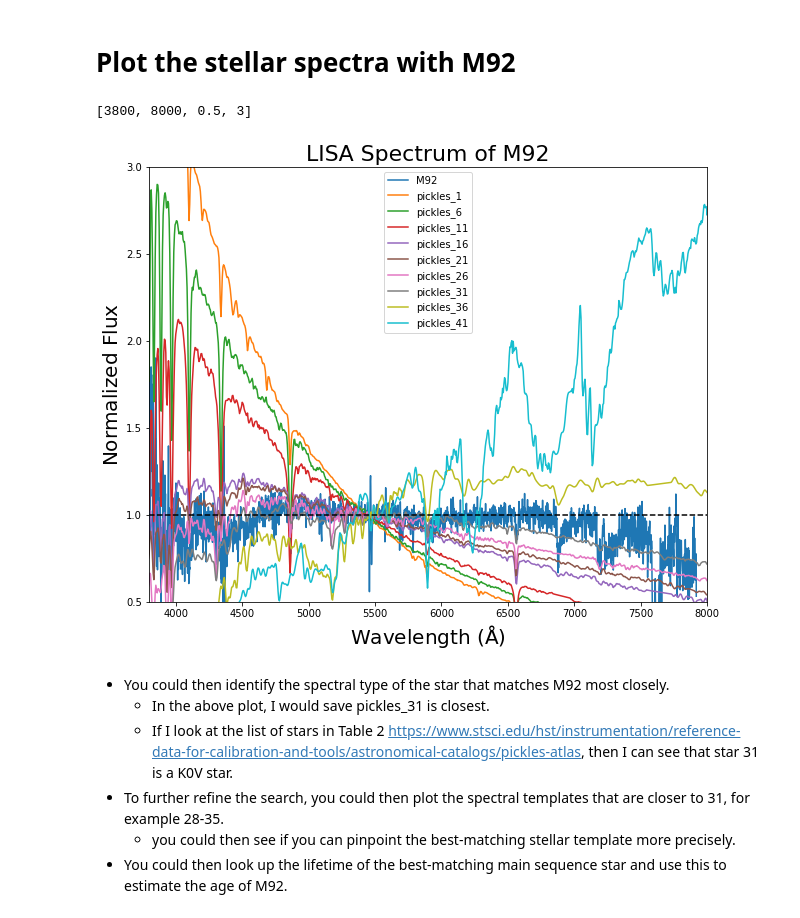
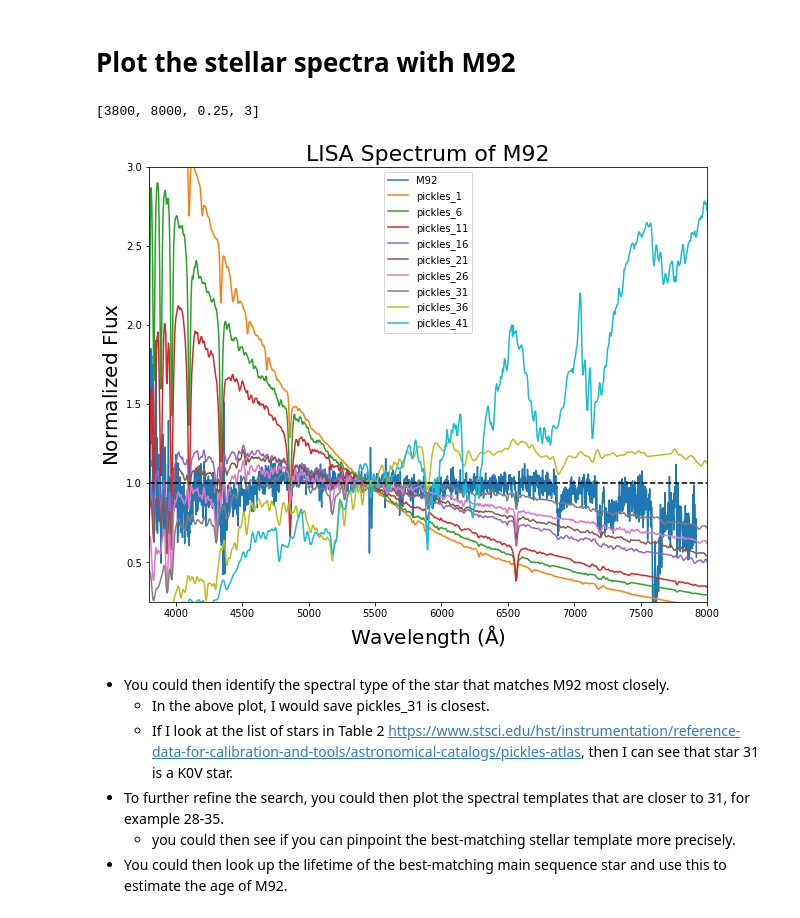
Before and after one commit to rfinn/ASTR380, a Jupyter notebook: spectroscopy/specAnalysis.ipynb, the cells around one changed output. Cells and saved outputs as stored; diff of their text form; code cells hidden in the pictures.

```diff
--- a/spectroscopy/specAnalysis.ipynb
+++ b/spectroscopy/specAnalysis.ipynb
@@ -110,26 +110,26 @@ plt.legend()
 # %%
 plt.figure(figsize=(10,8))
 plt.plot(M92spec.wavelength,M92spec.flux,label="M92")
 star_indices = np.arange(1,45,5)
 
 for i in star_indices:
     pfile = pickles_dir+'pickles_{}.fits'.format(i)
     t = fits.getdata(pfile)
     size = len(t['FLUX'])
     pspec = Spectrum1D(flux=t['FLUX']*u.adu,spectral_axis=t['WAVELENGTH']*u.AA,uncertainty = StdDevUncertainty(0.2*np.ones(size)*u.adu))
-    # I am scaling the flux by 3E8 so that the spectra overlap with M92
+    # I am scaling the flux by 2.7E8 so that the spectra overlap with M92
     plt.plot(pspec.wavelength,pspec.flux*2.7e8,label='pickles_{}'.format(i))
 plt.legend()
 
 
 plt.xlabel(r'$\rm Wavelength \ (\AA)$',fontsize=20)
 plt.ylabel(r'$\rm Normalized \ Flux$',fontsize=20)
 plt.title('LISA Spectrum of M92',fontsize=22)
 plt.axhline(y=1,color='k',ls='--')
-plt.axis([3800,8000,0.5,3])
+plt.axis([3800,8000,0.25,3])
 # %% [output]
-[3800, 8000, 0.5, 3]
+[3800, 8000, 0.25, 3]
-[figure, old version]
+[figure, new version]
 # %% [markdown]
 * You could then identify the spectral type of the star that matches M92 most closely.
   * In the above plot, I would save pickles_31 is closest.
```
Also changed, not shown: parts of 1 cell of this notebook.
